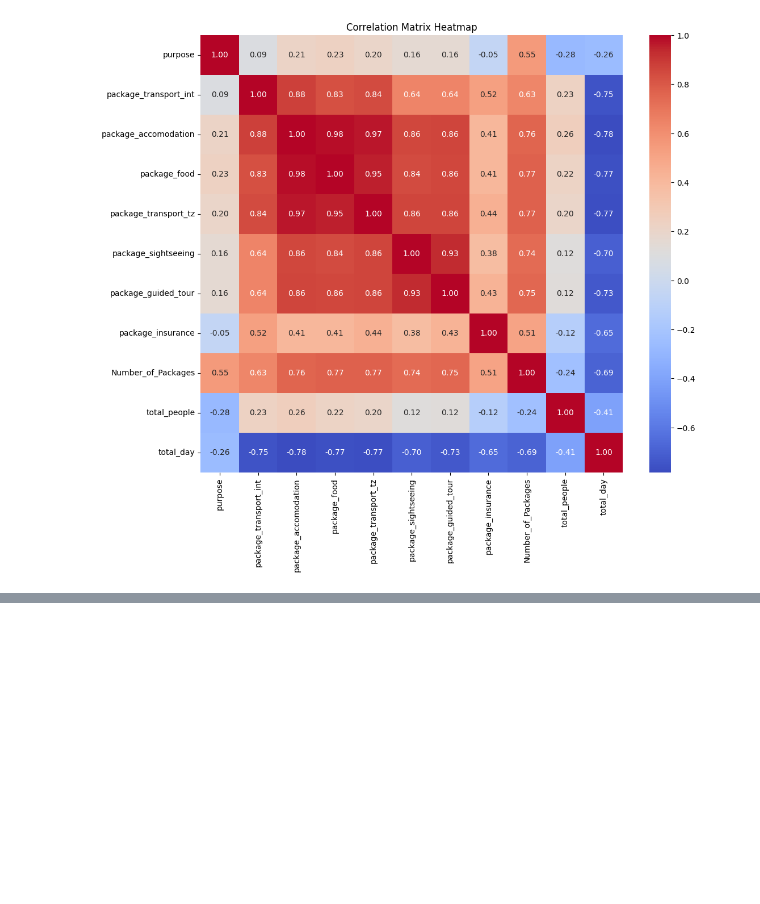
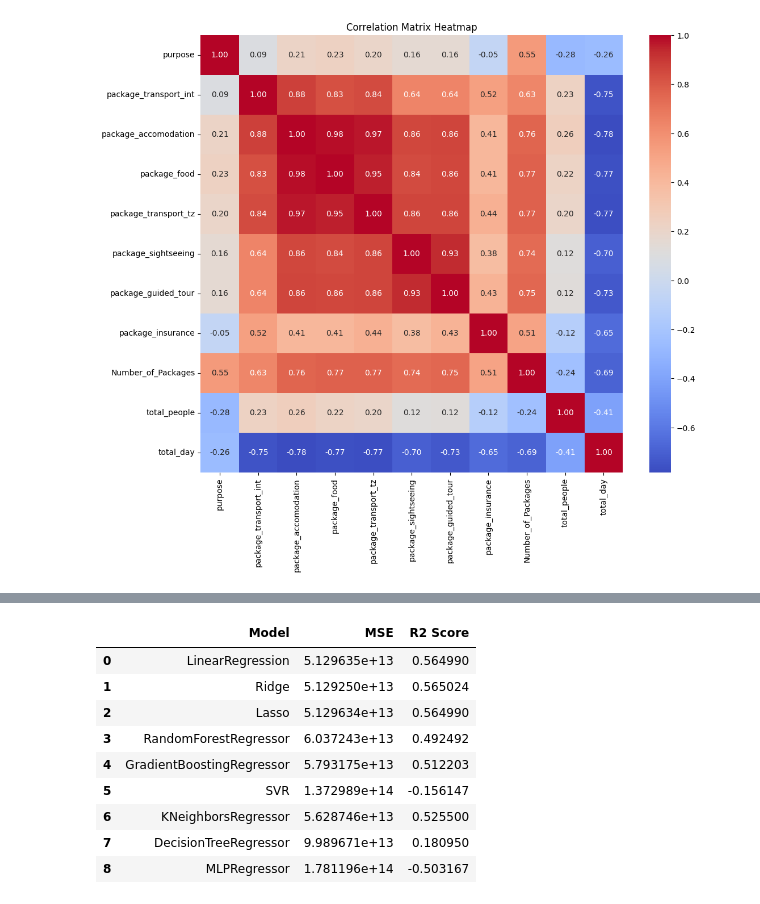
Before and after one commit to segnig/Tanzania-Tourism-Prediction, a Jupyter notebook: train.ipynb, the cells around one changed output, grey strips where cells are left out. Cells and saved outputs as stored; diff of their text form; code cells hidden in the pictures; blank space fills up the shorter version.

```diff
--- a/train.ipynb
+++ b/train.ipynb
@@ -79,0 +183,4 @@ plt.show()
+# %%
+# train bunch model select the best
+rf = RandomForestRegressor()
+rf.fit(X_train, y_train)
@@ -79,0 +246,5 @@ plt.show()
+# %%
+from typing_extensions import final
+final_model = GradientBoostingRegressor()
+
+final_model.fit(X_train, y_train)
@@ -79,0 +463,33 @@ plt.show()
+# %%
+models = [
+    LinearRegression(),
+    Ridge(),
+    Lasso(),
+    RandomForestRegressor(),
+    GradientBoostingRegressor(),
+    SVR(),
+    KNeighborsRegressor(),
+    DecisionTreeRegressor(),
+    MLPRegressor()
+]
+# %%
+performances = []
+
+for model in models:
+    mse_scores = cross_val_score(model, X_train, y_train, cv=5, scoring='neg_mean_squared_error')
+    r2_scores = cross_val_score(model, X_train, y_train, cv=5, scoring='r2')
+    performances.append((model.__class__.__name__, -np.mean(mse_scores), np.mean(r2_scores)))
+# %%
+performances_df = pd.DataFrame(performances, columns=['Model', 'MSE', 'R2 Score'])
+performances_df
+# %% [output]
+|  | Model | MSE | R2 Score |
+| 0 | LinearRegression | 5.129635e+13 | 0.564990 |
+| 1 | Ridge | 5.129250e+13 | 0.565024 |
+| 2 | Lasso | 5.129634e+13 | 0.564990 |
+| 3 | RandomForestRegressor | 6.037243e+13 | 0.492492 |
+| 4 | GradientBoostingRegressor | 5.793175e+13 | 0.512203 |
+| 5 | SVR | 1.372989e+14 | -0.156147 |
+| 6 | KNeighborsRegressor | 5.628746e+13 | 0.525500 |
+| 7 | DecisionTreeRegressor | 9.989671e+13 | 0.180950 |
+| 8 | MLPRegressor | 1.781196e+14 | -0.503167 |
```
Also changed, not shown: parts of 39 cells of this notebook.
